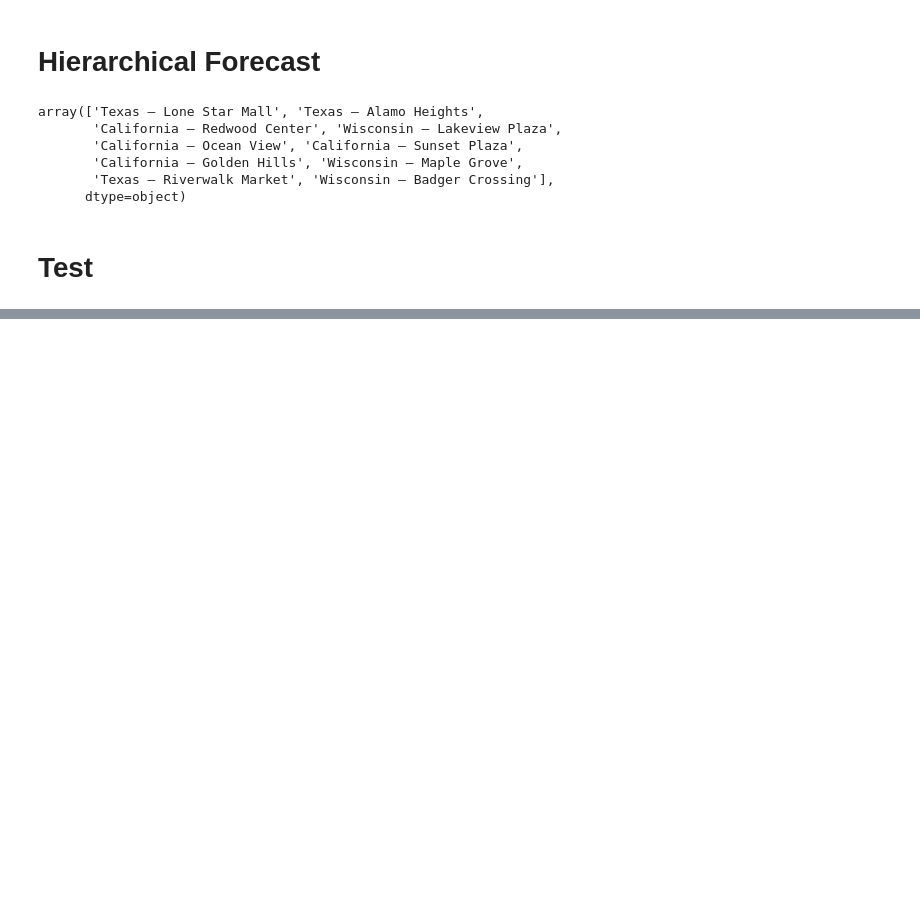
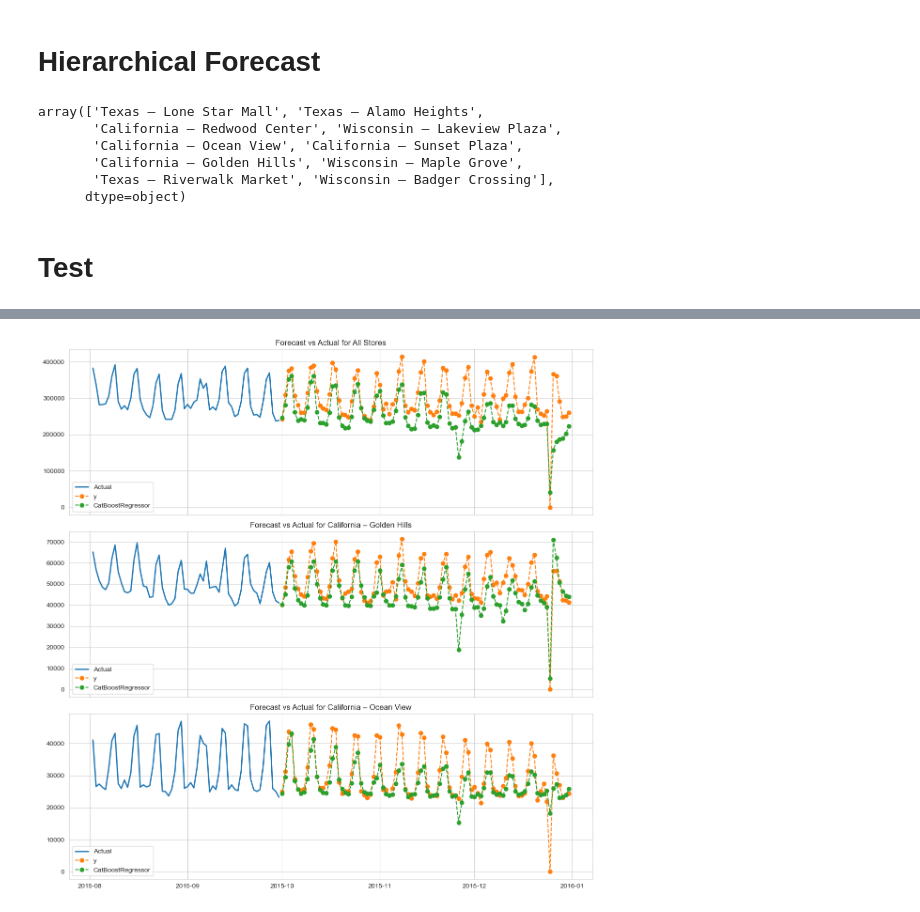
Before and after one commit to gonhonig/Forecasting-Competition, a Jupyter notebook: nixtla.ipynb, the cells around one changed output, grey strips where cells are left out. Cells and saved outputs as stored; diff of their text form; code cells hidden in the pictures; blank space fills up the shorter version.

```diff
--- a/nixtla.ipynb
+++ b/nixtla.ipynb
@@ -293,9 +293,9 @@ def preprocess_submission(df, calendar, train_df):
     return submission_df
 
 
-def predict_recursive(nf: NeuralForecast, future: DataFrame):
-    future = submission_df.copy()
-    history = df.copy()
+def predict_recursive(nf: NeuralForecast, history_df: DataFrame, future_df: DataFrame):
+    future = future_df.copy()
+    history = history_df.copy()
     vars_ext = train_vars + ['timestep']
 
     h = nf.h
@@ -305,8 +305,8 @@ def predict_recursive(nf: NeuralForecast, future: DataFrame):
 
     for i in range(start, end, h):
         nf.fit(history[train_vars])
-        near_future = future[future['timestep'] >= i & future['timestep'] < i + h]
-        pred = nf.predict(futr_df=near_future)
+        near_future = preprocess(nf.make_future_dataframe(), calendar, i)
+        pred = nf.predict(history, futr_df=near_future)
         pred['y'] = pred[nf._get_model_names()].mean(axis=1)
         preds.append(pred)
         pred = pred.merge(future, how='left', on=['unique_id', 'ds'])[vars_ext]
@@ -367,7 +341,7 @@ nf_submission = NeuralForecast(models=[
     NHITS(input_size=4 * h, h=h, max_steps=1000, scaler_type='standard', val_check_steps=100)
 ], freq='D')
 
-nf_submission.fit(df[train_vars])
+# nf_submission.fit(df[train_vars])
 
 print("Models trained on full dataset for submission")
 
@@ -385,7 +359,7 @@ submission_df = preprocess_submission(submission, calendar, df)
 mlf_submission_forecast = mlf_submission.predict(h=len(submission_df['ds'].unique()), X_df=submission_df[test_vars])
 print(f"ML submission forecast shape: {mlf_submission_forecast.shape}")
 
-nf_submission_forecast = predict_recursive(nf_submission, submission_df)
+nf_submission_forecast = predict_recursive(nf_submission, df, submission_df)
 print(f"Neural submission forecast shape: {nf_submission_forecast.shape}")
 
 
@@ -467,0 +540,4 @@ print(final_submission.head(10))
+# %%
+plot_forecasts(df, ensemble_submission, ['y', 'CatBoostRegressor'])
+# %% [output]
+[figure, added]
```
Also changed, not shown: parts of 14 cells of this notebook, 1 other file.
